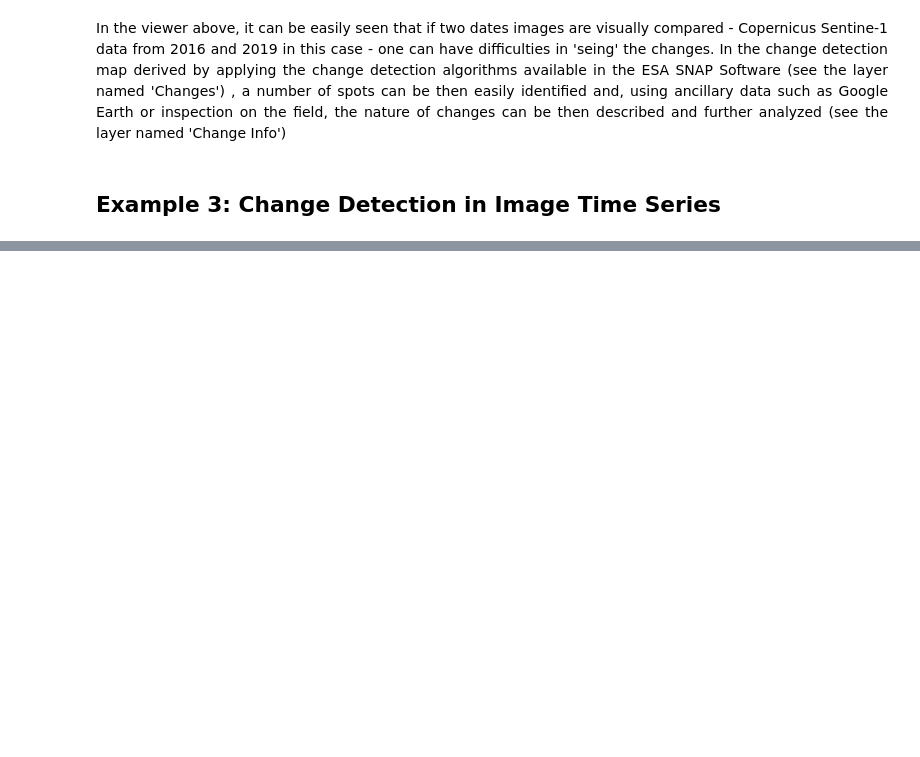
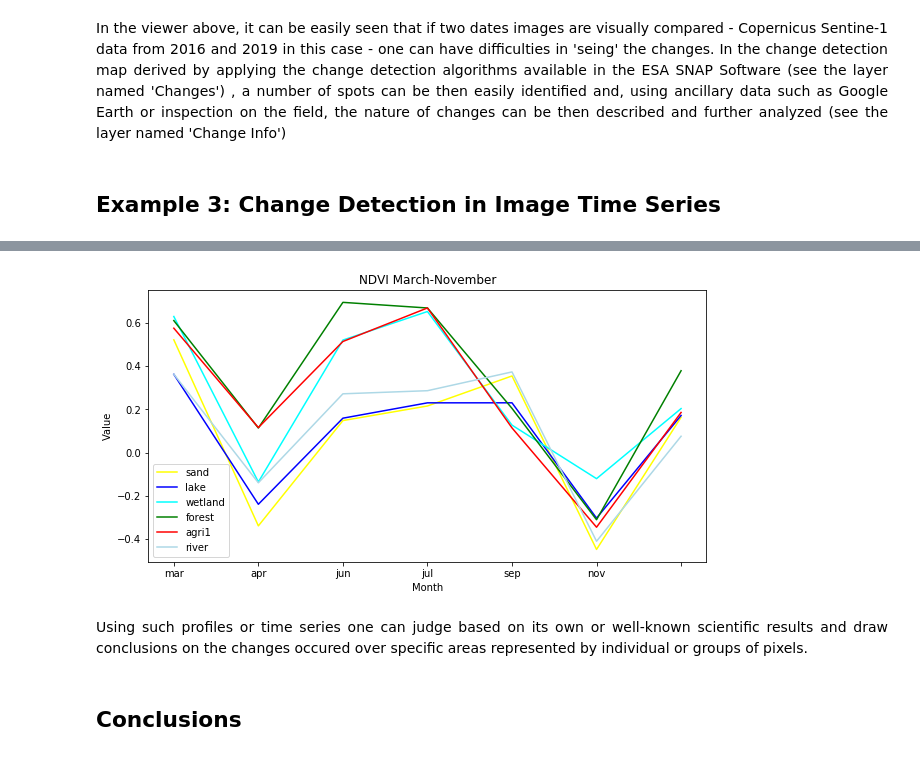
Before and after one commit to eo4geocourses/ROSA_Change-Detection-in-optical-Data, a Jupyter notebook: jupyter_notebook/cdtut.ipynb, the cells around one changed output, grey strips where cells are left out. Drawn from its saved outputs; the diff is of its cells as text; code cells hidden in the pictures; blank space fills up the shorter version.

```diff
--- a/jupyter_notebook/cdtut.ipynb
+++ b/jupyter_notebook/cdtut.ipynb
@@ -158,0 +183,7 @@ NDWI serves to detect the amount of water in soil or canopy. The NDWI varies fro
+# %%
+import pandas as pd
+import matplotlib.pyplot as plt
+import numpy as np
+import random
+ndvidata = pd.read_csv('https://eo4geo.sbg.ac.at/ROSA/chdet/data/ndvits.csv',dtype="str,f8,f8,f8,f8,f8,f8")
+ndvidata
@@ -158,0 +199,26 @@ NDWI serves to detect the amount of water in soil or canopy. The NDWI varies fro
+# %%
+classes = ndvidata['class'].tolist()
+months=ndvidata.columns
+colorss=['yellow','blue','cyan','green','red','lightblue','orange',]
+index=np.arange(7)
+#wd=0.2
+i=0
+plt.figure(figsize=(10,5))
+for y in months[1:7]:
+    #plt.plot(index+i*wd, ndvidata[y].tolist(), wd, color=colorss[i], label=classes[i])
+    plt.plot(index, ndvidata[y].tolist(), color=colorss[i], label=classes[i])
+    i=i+1
+
+#plt.xticks(index+wd/2,months)
+plt.xticks(index,months[1:7])
+plt.title("NDVI March-November")
+plt.xlabel('Month')
+plt.ylabel('Value')
+plt.legend(loc='best')
+plt.show()
+# %% [output]
+[figure, added]
+# %% [markdown]
+<div style="text-align: justify">Using such profiles or time series one can judge based on its own or well-known scientific results and draw conclusions on the changes occured over specific areas represented by individual or groups of pixels.</div>
+# %% [markdown]
+## Conclusions
```
Also changed, not shown: parts of 10 cells of this notebook.
